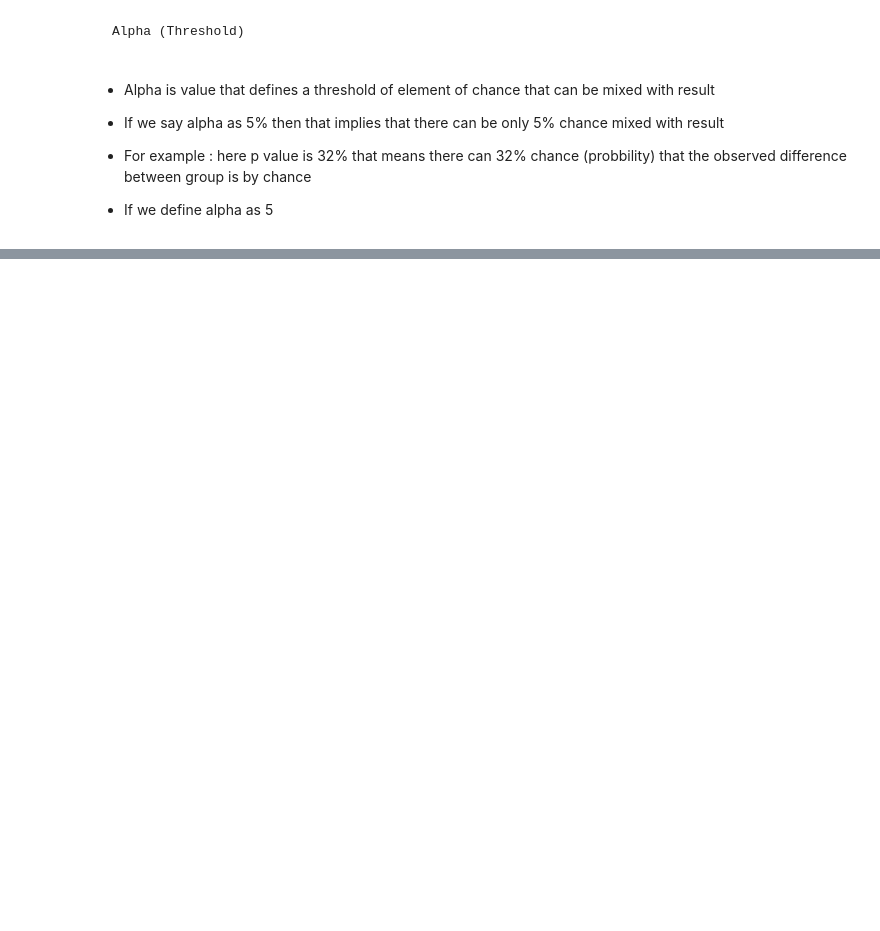
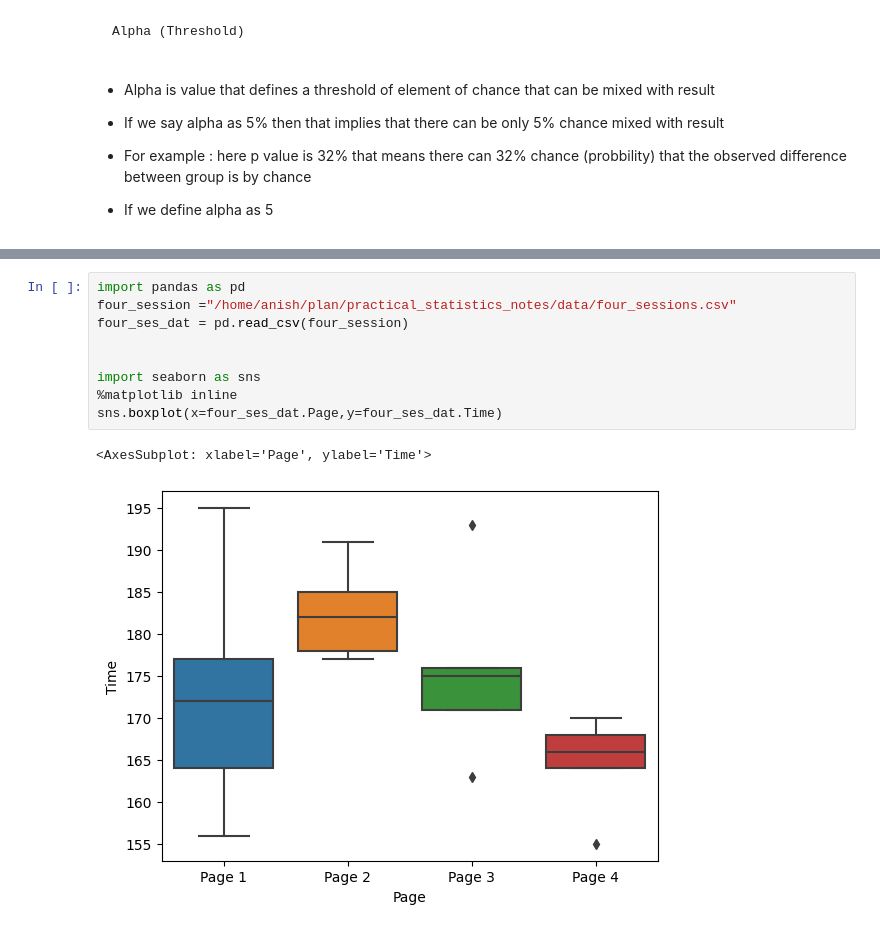
Before and after one commit to Anish-7/practical_statistics_notes, a Jupyter notebook: notes/chap3.ipynb, the cells around one changed output, grey strips where cells are left out. Drawn from its saved outputs; the diff is of its cells as text; blank space fills up the shorter version.

```diff
--- a/notes/chap3.ipynb
+++ b/notes/chap3.ipynb
@@ -387,0 +479,12 @@ the calculated p value 0.323
+# %%
+import pandas as pd
+four_session ="/home/anish/plan/practical_statistics_notes/data/four_sessions.csv"
+four_ses_dat = pd.read_csv(four_session)
+
+
+import seaborn as sns
+%matplotlib inline
+sns.boxplot(x=four_ses_dat.Page,y=four_ses_dat.Time)
+# %% [output]
+<AxesSubplot: xlabel='Page', ylabel='Time'>
+[figure, added]
```
Also changed, not shown: parts of 37 cells of this notebook.
